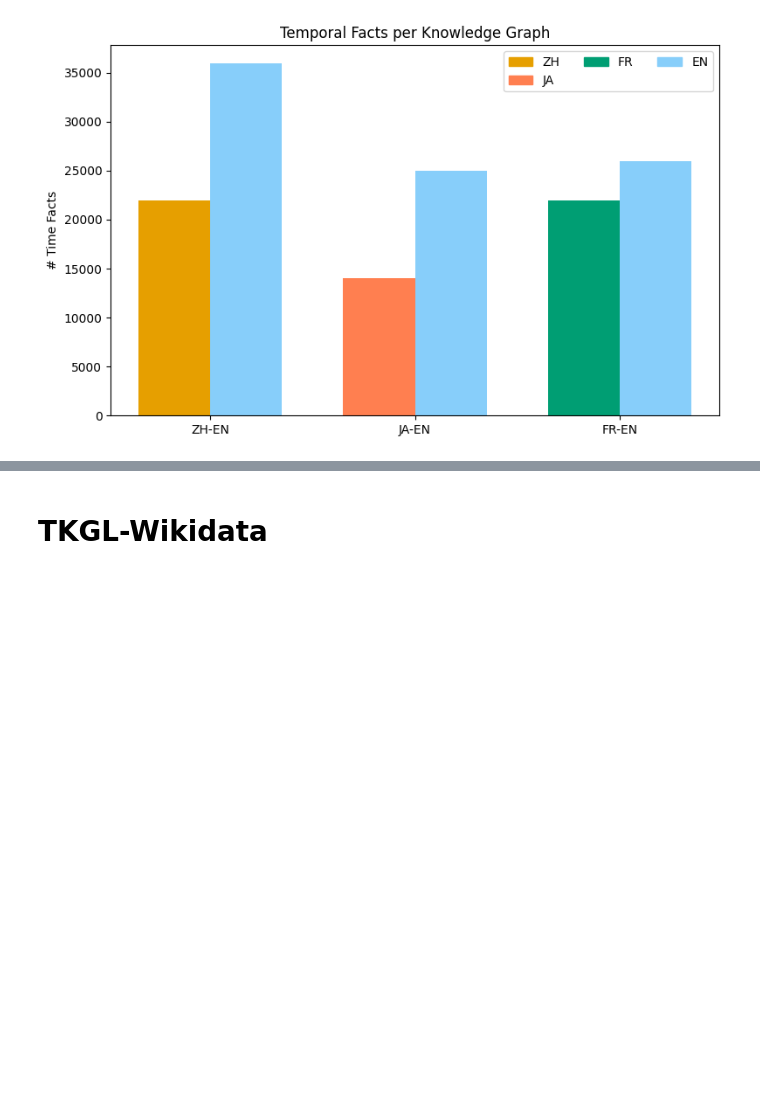
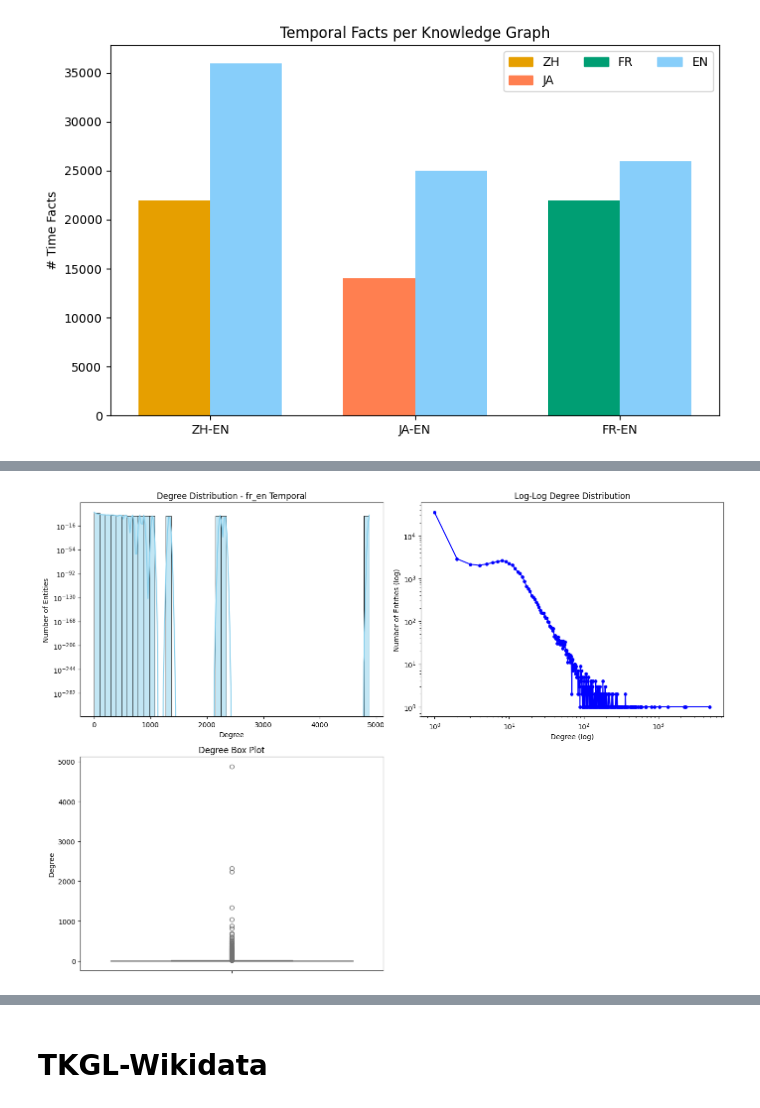
Before and after one commit to NeginShams/Reasoning-over-Cross-lingual-TKGs, a Jupyter notebook: DBP15K_Analysis.ipynb, the cells around one changed output, grey strips where cells are left out. Drawn from its saved outputs; the diff is of its cells as text; code cells hidden in the pictures; blank space fills up the shorter version.

```diff
--- a/DBP15K_Analysis.ipynb
+++ b/DBP15K_Analysis.ipynb
@@ -278,0 +459,85 @@ plt.show()
+# %%
+from collections import defaultdict, Counter
+import statistics
+import matplotlib.pyplot as plt
+import seaborn as sns
+import os
+
+def calculate_temporal_degree(base_path, language_pair="fr_en"):
+    path = f"{base_path}/{language_pair}"
+
+    out_degree = defaultdict(int)
+    in_degree = defaultdict(int)
+
+    # Load all possible triple/attribute files
+    files_to_check = ["triples_1", "triples_2", "training_attrs_1", "training_attrs_2"]
+
+    loaded = False
+    for filename in files_to_check:
+        file_path = f"{path}/{filename}"
+        if os.path.exists(file_path):
+            with open(file_path, 'r', encoding='utf-8') as f:
+                for line in f:
+                    parts = line.strip().split()
+                    if len(parts) >= 3:
+                        h = parts[0]
+                        t = parts[2] if len(parts) > 2 else parts[1]
+                        out_degree[h] += 1
+                        in_degree[t] += 1
+            print(f"Loaded: {filename}")
+            loaded = True
+
+    if not loaded:
+        print("No triple files found!")
+        return None, None
+
+    total_degree = {e: out_degree[e] + in_degree[e] for e in set(out_degree) | set(in_degree)}
+    degrees = list(total_degree.values())
+
+    print(f"\n=== Degree Distribution for {language_pair} (Temporal) ===")
+    print(f"Number of entities     : {len(degrees)}")
+    print(f"Average degree         : {statistics.mean(degrees):.2f}")
+    print(f"Median degree          : {statistics.median(degrees):.2f}")
+    print(f"Max degree             : {max(degrees)}")
+    print(f"Min degree             : {min(degrees)}")
+
+    # Degree distribution
+    dist = Counter(degrees)
+    print("\nTop 10 most common degrees:")
+    for deg, count in sorted(dist.items(), key=lambda x: -x[1])[:10]:
+        print(f"  Degree {deg:3d}: {count:6d} entities")
+
+    # === Visualization ===
+    plt.figure(figsize=(14, 10))
+
+    plt.subplot(2, 2, 1)
+    sns.histplot(degrees, bins=50, kde=True, color='skyblue')
+    plt.title(f'Degree Distribution - {language_pair} Temporal')
+    plt.xlabel('Degree')
+    plt.ylabel('Number of Entities')
+    plt.yscale('log')
+
+    plt.subplot(2, 2, 2)
+    degs, counts = zip(*sorted(dist.items()))
+    plt.loglog(degs, counts, 'bo-', markersize=4)
+    plt.title('Log-Log Degree Distribution')
+    plt.xlabel('Degree (log)')
+    plt.ylabel('Number of Entities (log)')
+
+    plt.subplot(2, 2, 3)
+    sns.boxplot(y=degrees, color='lightgreen')
+    plt.title('Degree Box Plot')
+    plt.ylabel('Degree')
+
+    plt.tight_layout()
+    save_path = f'degree_distribution_{language_pair}_temporal.png'
+    plt.savefig(save_path, dpi=300, bbox_inches='tight')
+    print(f"\nPlot saved as: {save_path}")
+
+    return degrees, dist
+
+# Run for all language pairs
+base = r'D:\Proposal\Temporal Reasoning\TKG\EACTB-main\EACTB-main\dbp15k'
+for lang in ["fr_en", "zh_en", "ja_en"]:
+    calculate_temporal_degree(base, lang)
+# %% [output]
@@ -278,0 +561 @@ plt.show()
+[figure, added]
```
Also changed, not shown: parts of 14 cells of this notebook, 1 other file.
